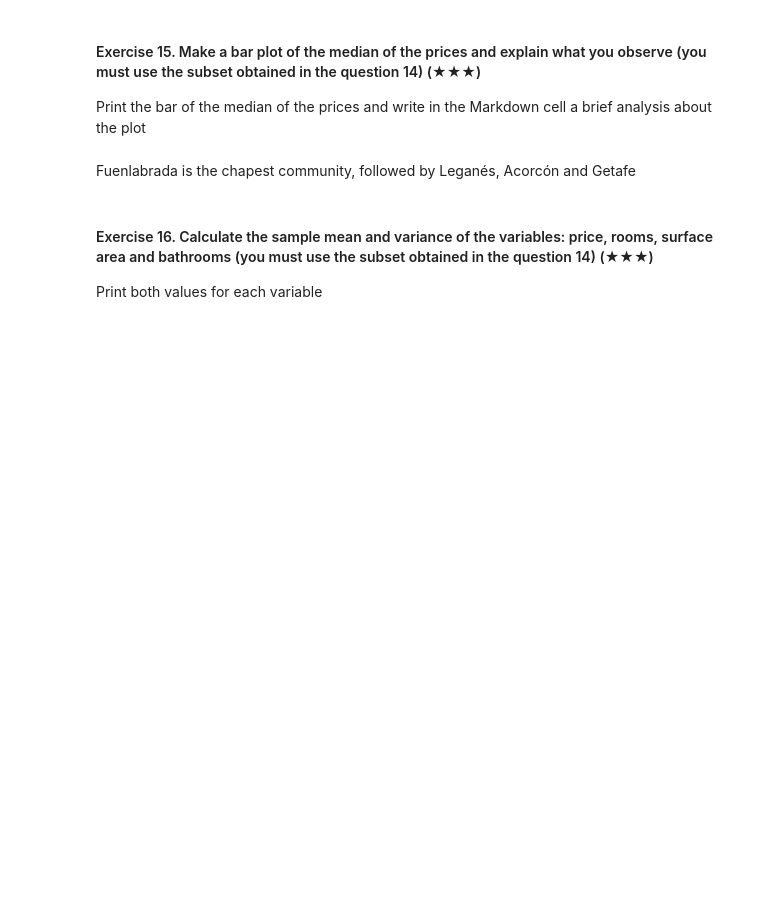
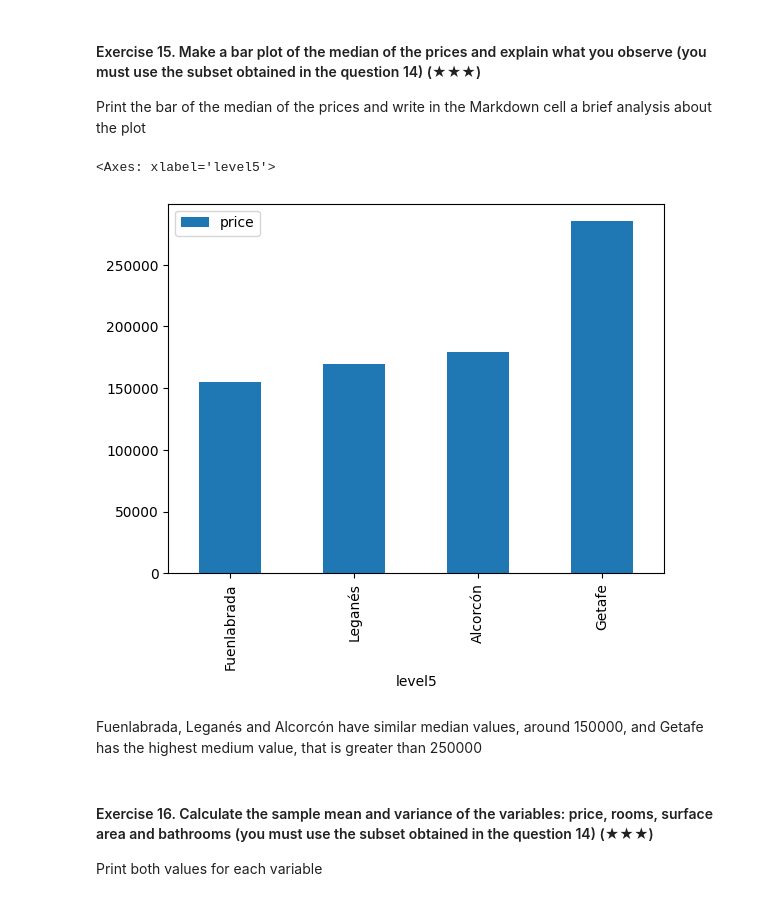
Before and after one commit to coruja182/realestate-datacleanup-exercise, a Jupyter notebook: project.ipynb, the cells around one changed output. Drawn from its saved outputs; the diff is of its cells as text; code cells hidden in the pictures; blank space fills up the shorter version.

Commit message:
fix exercise 15 using median instead of mean

```diff
--- a/project.ipynb
+++ b/project.ipynb
@@ -228,16 +228,19 @@ Print the bar of the median of the prices and write in the Markdown cell a brief
 # %%
 import pandas as pd
 
 ds = pd.read_csv('assets/real_estate.csv', sep=';')
 south_belt_ds = ds[ds.level5.isin(["Fuenlabrada","Leganés","Getafe","Alcorcón"])]
 
 # 1: select only the columns we need
 # 2: group by community (level6=5) and calculate the median price of the group before plotting
 # 3: as we have only two columns the plot method can work with this data without parameters
 
-south_belt_ds[['level5', 'price']].groupby('level5').mean().sort_values(by='price').plot.bar()
+south_belt_ds[['level5', 'price']].groupby('level5').median().sort_values(by='price').plot.bar()
+# %% [output]
+<Axes: xlabel='level5'>
+[figure, added]
 # %% [markdown]
-Fuenlabrada is the chapest community, followed by Leganés, Acorcón and Getafe
+Fuenlabrada, Leganés and Alcorcón have similar median values, around 150000, and Getafe has the highest medium value, that is greater than 250000
 # %% [markdown]
 #### Exercise 16. Calculate the sample mean and variance of the variables: price, rooms, surface area and bathrooms (you must use the subset obtained in the question 14) (★★★)
 
```
